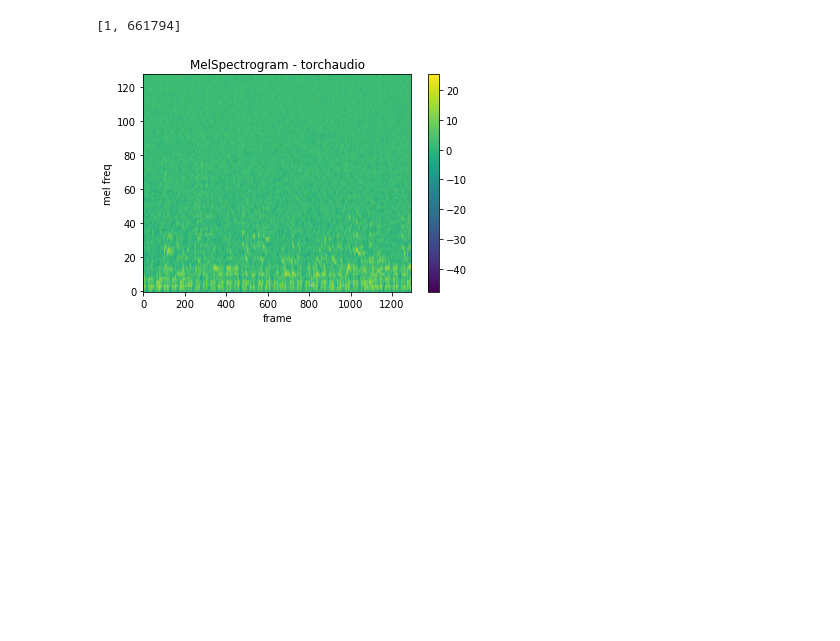
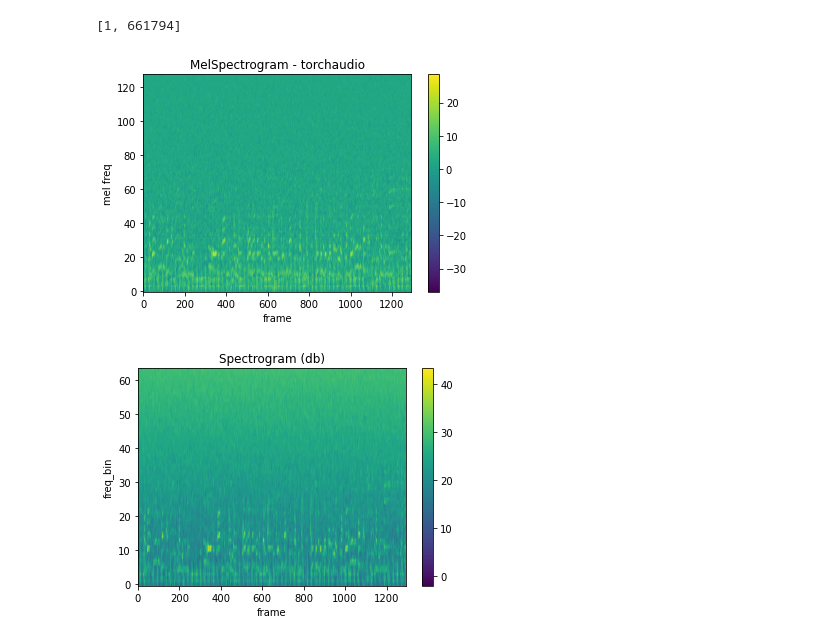
Before and after one commit to vitalex93/Deep-Learning, a Jupyter notebook: Project.ipynb, the cells around one changed output. Cells and saved outputs as stored; diff of their text form; code cells hidden in the pictures; blank space fills up the shorter version.

```diff
--- a/Project.ipynb
+++ b/Project.ipynb
@@ -25,7 +34,9 @@ signal, label = md[10]
 # %% [output]
 There are 1000 samples in the dataset.
 # %%
-si, sa = torchaudio.load("/home/vitalex93/Desktop/Data_Science/Deep_Learning/DLproject/Data/genres_original/blues/blues.00001.wav")
+dir = r"/home/vitalex93/Desktop/Data_Science/Deep_Learning/DLproject/Data/genres_original/blues/blues.00000.wav"
+
+si, sa = torchaudio.load(dir)
 si.shape
 
 g = torch.randn(1, 661794)
@@ -38,5 +49,8 @@ list(si.shape)
 [1, 661794]
 # %%
 plot_mel(si, sa)
+melspec = mel_spectrogram(si)
+plot_spectrogram(melspec[0])
 # %% [output]
-[figure, old version]
+[figure, new version]
+[figure, added]
```
Also changed, not shown: parts of 4 cells of this notebook, 3 other files.
